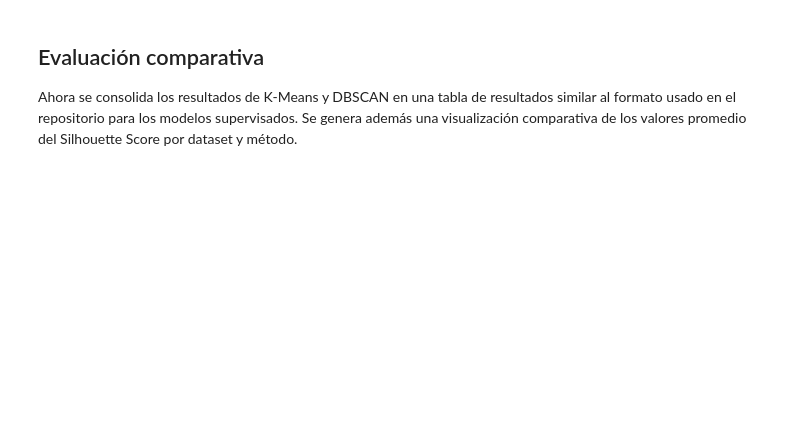
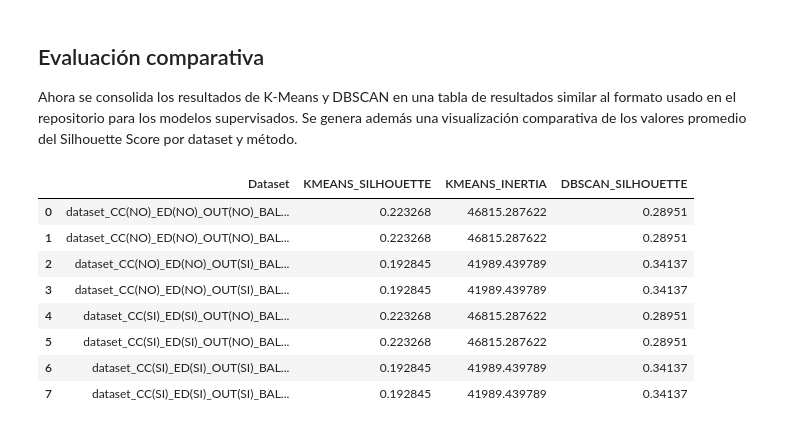
Before and after one commit to Zuleto1231/practica_2, a Jupyter notebook: main.ipynb, the cells around one changed output. Saved outputs shown, nothing was run; the diff lists cells and outputs as text; code cells hidden in the pictures; blank space fills up the shorter version.

```diff
--- a/main.ipynb
+++ b/main.ipynb
@@ -1524,3 +1525,63 @@ display(df_dbscan.head(12))
 ## Evaluación comparativa
 
 Ahora se consolida los resultados de K-Means y DBSCAN en una tabla de resultados similar al formato usado en el repositorio para los modelos supervisados. Se genera además una visualización comparativa de los valores promedio del Silhouette Score por dataset y método.
+# %%
+from sklearn.cluster import KMeans
+from sklearn.preprocessing import StandardScaler
+import pandas as pd
+import numpy as np
+
+# Crear lista para guardar resultados completos
+resultados_kmeans_eval = []
+
+for i, df_temp in enumerate(datasets):
+    nombre_config = configuraciones[i]
+    df_num = df_temp.select_dtypes(include=[np.number]).dropna()
+    X = StandardScaler().fit_transform(df_num)
+
+    # Probar varios k para el análisis de silhouette y obtener el mejor k
+    k_values = range(2, 11)
+    silhouette_scores = []
+    inertias = []
+
+    for k in k_values:
+        modelo = KMeans(n_clusters=k, random_state=42)
+        labels = modelo.fit_predict(X)
+        silhouette_scores.append(silhouette_score(X, labels))
+        inertias.append(modelo.inertia_)
+
+    # Mejor k según silhouette
+    mejor_idx = np.argmax(silhouette_scores)
+    mejor_k = k_values[mejor_idx]
+    mejor_sil = silhouette_scores[mejor_idx]
+    mejor_inertia = inertias[mejor_idx]
+
+    # Guardar
+    resultados_kmeans_eval.append({
+        "Dataset": nombre_config,
+        "KMEANS_SILHOUETTE": mejor_sil,
+        "KMEANS_INERTIA": mejor_inertia
+    })
+
+# Convertir a DataFrame
+df_kmeans_eval = pd.DataFrame(resultados_kmeans_eval)
+df_kmeans_eval.head()
+
+# DBSCAN promedio por dataset
+df_dbscan_avg = df_dbscan.groupby("Dataset")[["Silhouette"]].mean().reset_index()
+df_dbscan_avg.rename(columns={"Silhouette": "DBSCAN_SILHOUETTE"}, inplace=True)
+
+# Tabla final
+tabla_figura3 = pd.merge(df_kmeans_eval, df_dbscan_avg, on="Dataset", how="outer")
+tabla_figura3.to_csv("resultados/tabla_figura3.csv", index=False)
+display(tabla_figura3)
+# %% [output]
+|  | Dataset | KMEANS_SILHOUETTE | KMEANS_INERTIA | DBSCAN_SILHOUETTE |
+| 0 | dataset_CC(NO)_ED(NO)_OUT(NO)_BAL... | 0.223268 | 46815.287622 | 0.28951 |
+| 1 | dataset_CC(NO)_ED(NO)_OUT(NO)_BAL... | 0.223268 | 46815.287622 | 0.28951 |
+| 2 | dataset_CC(NO)_ED(NO)_OUT(SI)_BAL... | 0.192845 | 41989.439789 | 0.34137 |
+| 3 | dataset_CC(NO)_ED(NO)_OUT(SI)_BAL... | 0.192845 | 41989.439789 | 0.34137 |
+| 4 | dataset_CC(SI)_ED(SI)_OUT(NO)_BAL... | 0.223268 | 46815.287622 | 0.28951 |
+| 5 | dataset_CC(SI)_ED(SI)_OUT(NO)_BAL... | 0.223268 | 46815.287622 | 0.28951 |
+| 6 | dataset_CC(SI)_ED(SI)_OUT(SI)_BAL... | 0.192845 | 41989.439789 | 0.34137 |
+| 7 | dataset_CC(SI)_ED(SI)_OUT(SI)_BAL... | 0.192845 | 41989.439789 | 0.34137 |
```
Also changed, not shown: parts of 10 cells of this notebook.
